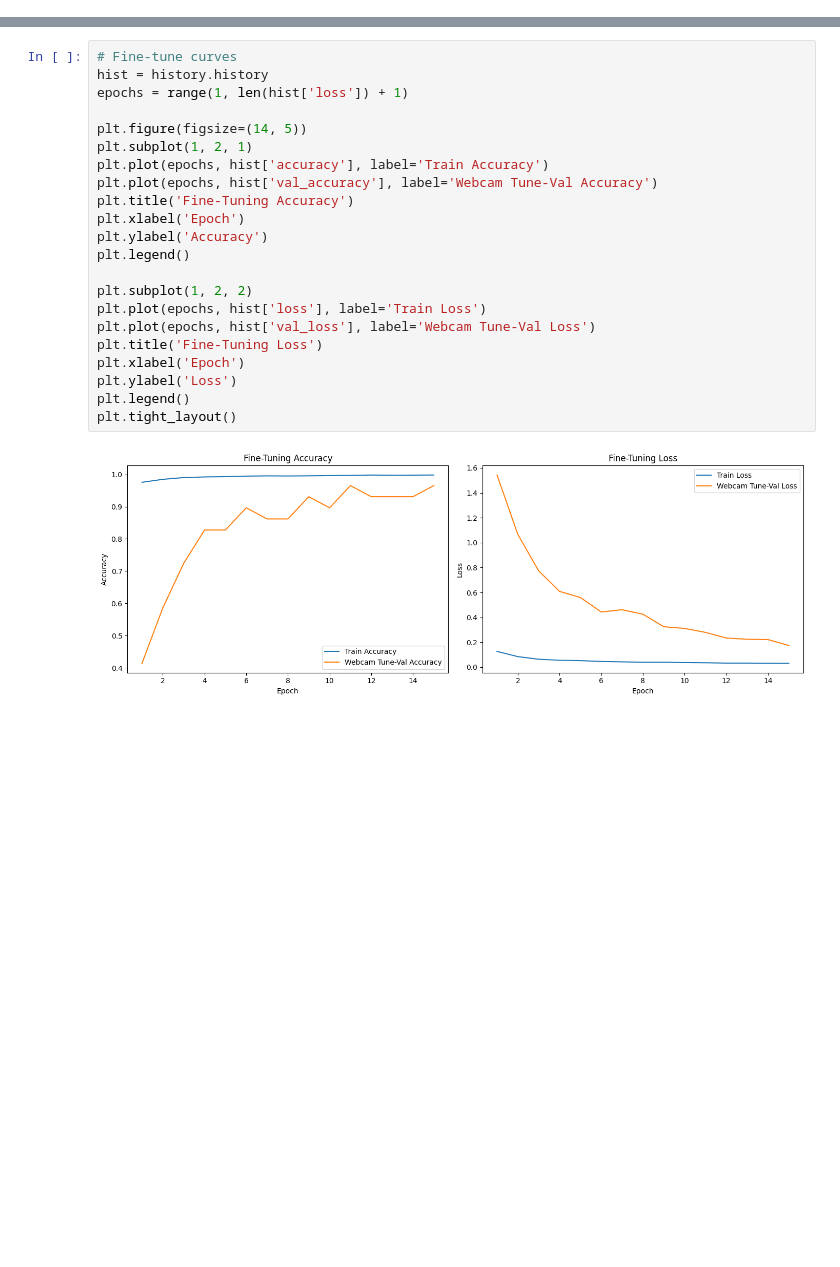
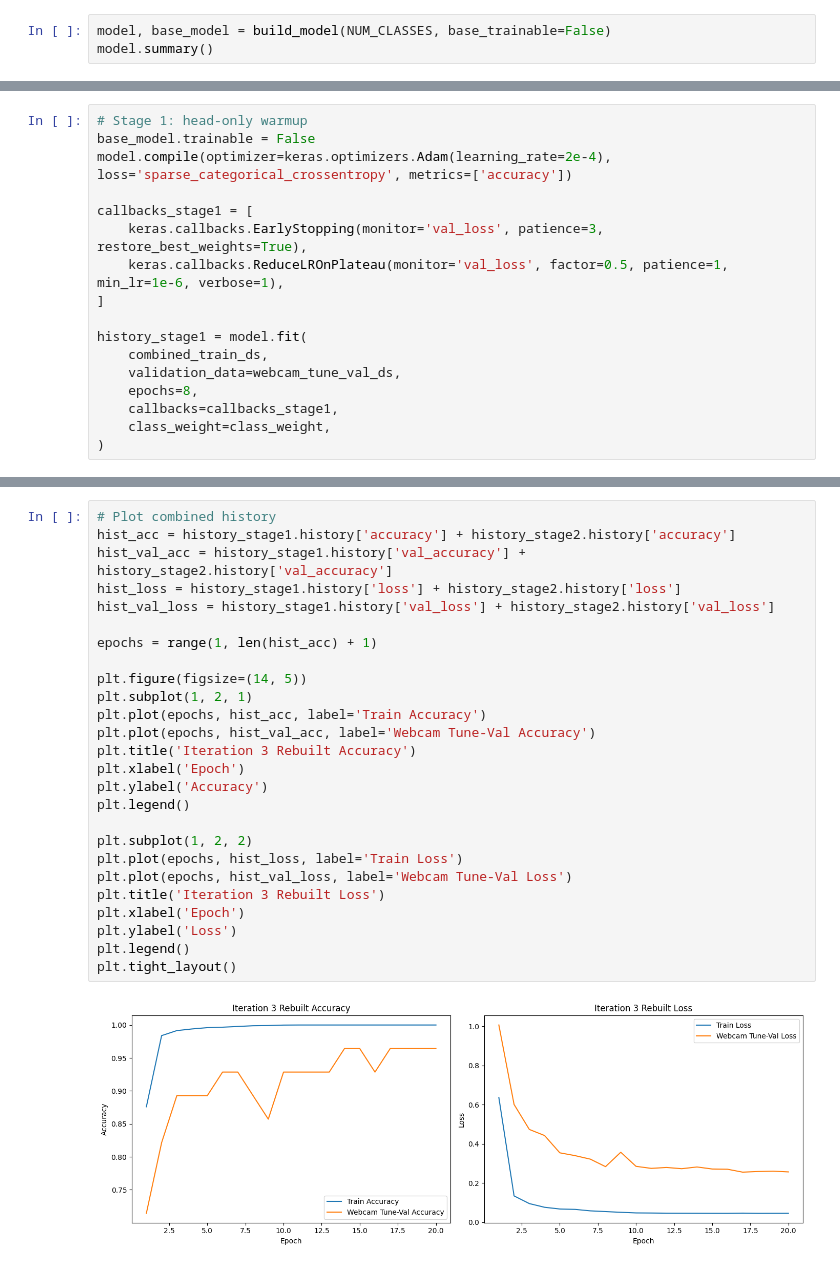
Before and after one commit to Amzuhe/behavior-detection, a Jupyter notebook: DLProject/Code/notebooks/iteration3_mobilenet_augmented.ipynb, the cells around one changed output, grey strips where cells are left out. Saved outputs shown, nothing was run; the diff lists cells and outputs as text; blank space fills up the shorter version.

Commit message:
Final Iterations + Model

```diff
--- a/DLProject/Code/notebooks/iteration3_mobilenet_augmented.ipynb
+++ b/DLProject/Code/notebooks/iteration3_mobilenet_augmented.ipynb
@@ -363,0 +294,3 @@ using_smartphone     0.0000    0.0000    0.0000         7
+# %%
+model, base_model = build_model(NUM_CLASSES, base_trainable=False)
+model.summary()
@@ -363,0 +315,17 @@ using_smartphone     0.0000    0.0000    0.0000         7
+# %%
+# Stage 1: head-only warmup
+base_model.trainable = False
+model.compile(optimizer=keras.optimizers.Adam(learning_rate=2e-4), loss='sparse_categorical_crossentropy', metrics=['accuracy'])
+
+callbacks_stage1 = [
+    keras.callbacks.EarlyStopping(monitor='val_loss', patience=3, restore_best_weights=True),
+    keras.callbacks.ReduceLROnPlateau(monitor='val_loss', factor=0.5, patience=1, min_lr=1e-6, verbose=1),
+]
+
+history_stage1 = model.fit(
+    combined_train_ds,
+    validation_data=webcam_tune_val_ds,
+    epochs=8,
+    callbacks=callbacks_stage1,
+    class_weight=class_weight,
+)
@@ -426,24 +398,28 @@ Loaded best fine-tune weights from: C:\Users\user\Documents\GitHub\behavior-dete
 # %%
-# Fine-tune curves
-hist = history.history
-epochs = range(1, len(hist['loss']) + 1)
+# Plot combined history
+hist_acc = history_stage1.history['accuracy'] + history_stage2.history['accuracy']
+hist_val_acc = history_stage1.history['val_accuracy'] + history_stage2.history['val_accuracy']
+hist_loss = history_stage1.history['loss'] + history_stage2.history['loss']
+hist_val_loss = history_stage1.history['val_loss'] + history_stage2.history['val_loss']
+
+epochs = range(1, len(hist_acc) + 1)
 
 plt.figure(figsize=(14, 5))
 plt.subplot(1, 2, 1)
-plt.plot(epochs, hist['accuracy'], label='Train Accuracy')
-plt.plot(epochs, hist['val_accuracy'], label='Webcam Tune-Val Accuracy')
-plt.title('Fine-Tuning Accuracy')
+plt.plot(epochs, hist_acc, label='Train Accuracy')
+plt.plot(epochs, hist_val_acc, label='Webcam Tune-Val Accuracy')
+plt.title('Iteration 3 Rebuilt Accuracy')
 plt.xlabel('Epoch')
 plt.ylabel('Accuracy')
 plt.legend()
 
 plt.subplot(1, 2, 2)
-plt.plot(epochs, hist['loss'], label='Train Loss')
-plt.plot(epochs, hist['val_loss'], label='Webcam Tune-Val Loss')
-plt.title('Fine-Tuning Loss')
+plt.plot(epochs, hist_loss, label='Train Loss')
+plt.plot(epochs, hist_val_loss, label='Webcam Tune-Val Loss')
+plt.title('Iteration 3 Rebuilt Loss')
 plt.xlabel('Epoch')
 plt.ylabel('Loss')
 plt.legend()
 plt.tight_layout()
 # %% [output]
-[figure, old version]
+[figure, new version]
```
Also changed, not shown: parts of 18 cells of this notebook, 4 other files.
